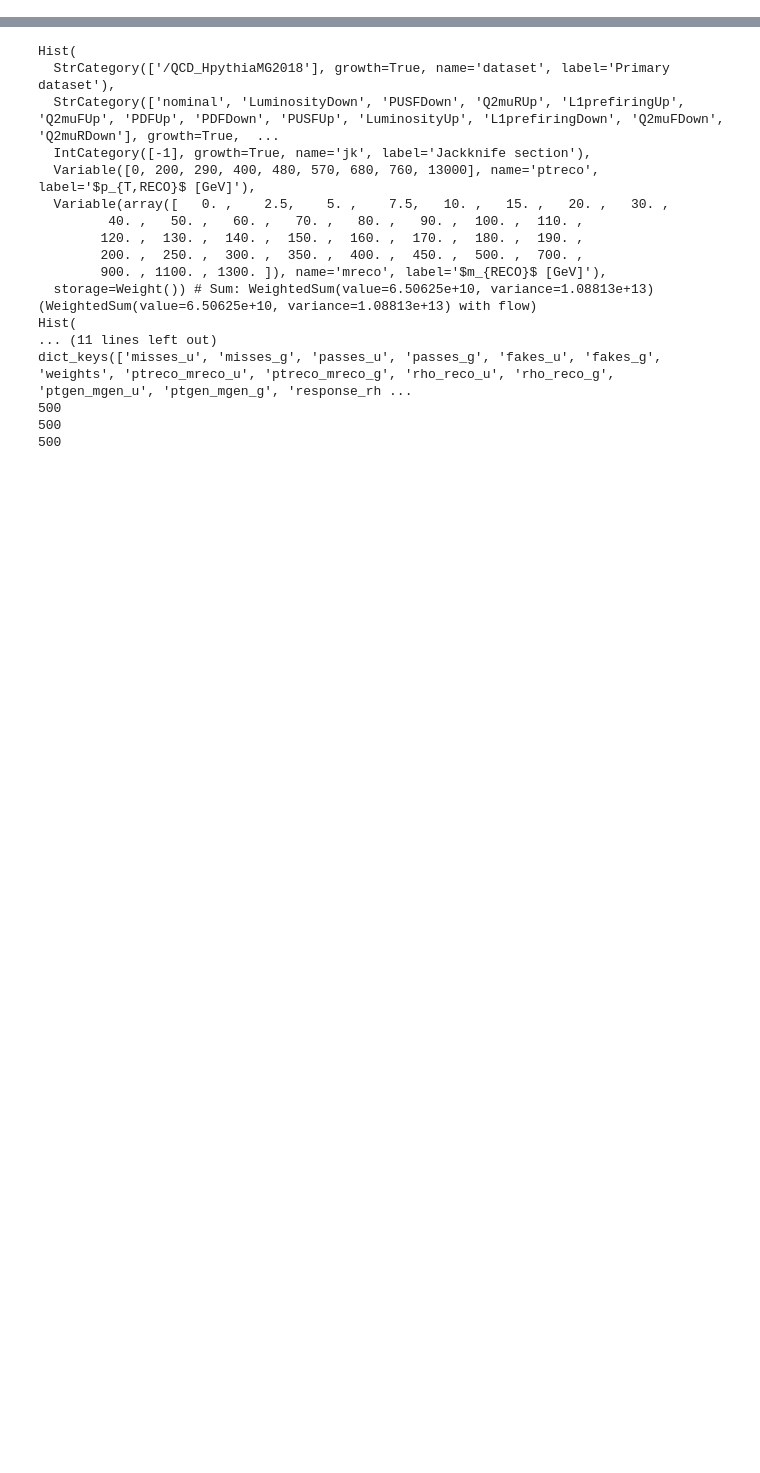
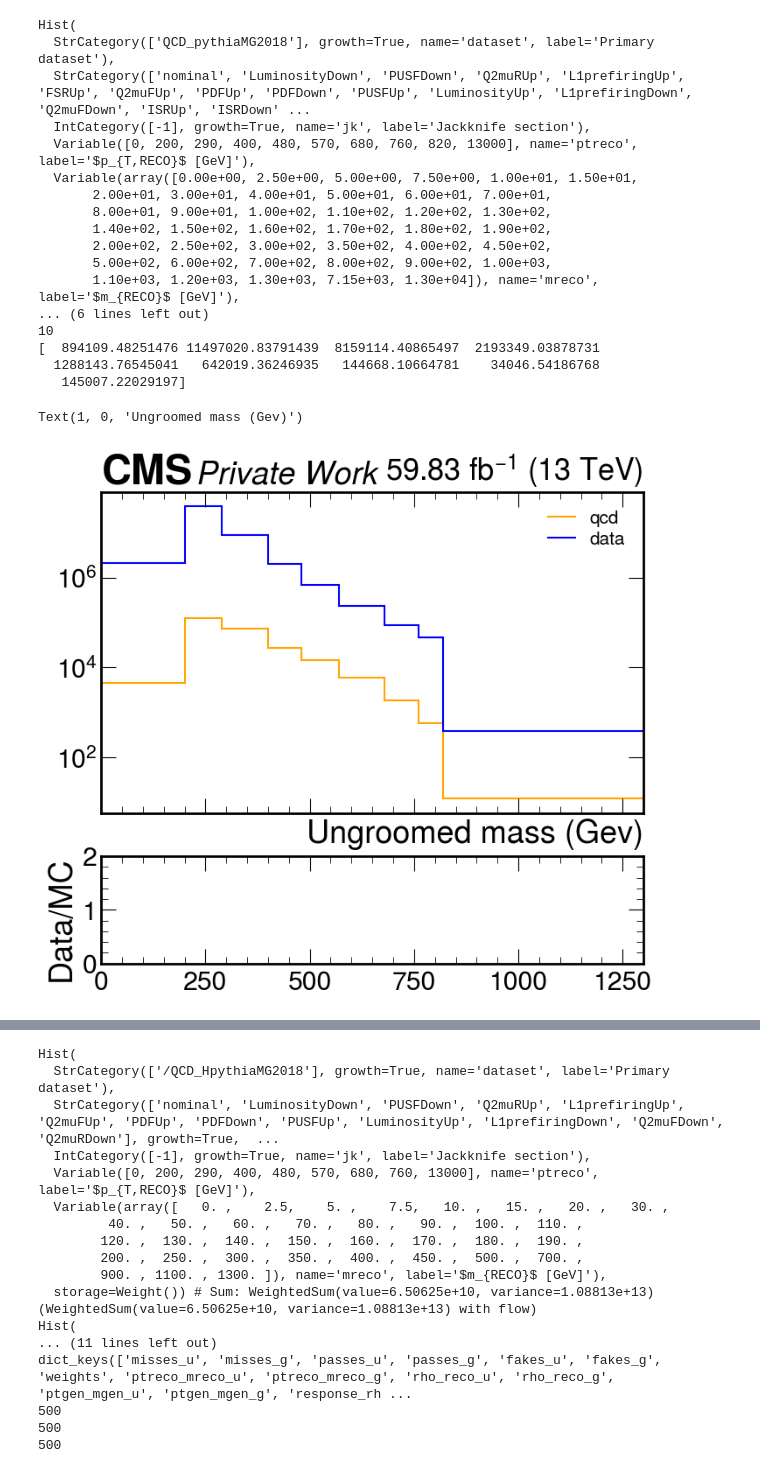
Before and after one commit to laurenhay/GluonJetMass, a Jupyter notebook: XS_studies.ipynb, the cells around one changed output, grey strips where cells are left out. Drawn from its saved outputs; the diff is of its cells as text; code cells hidden in the pictures; blank space fills up the shorter version.

```diff
--- a/XS_studies.ipynb
+++ b/XS_studies.ipynb
@@ -208,3 +213,62 @@ Text(1, 0, 'Ungroomed mass (Gev)')
+# %%
+fig, (ax, rax) = plt.subplots(
+            nrows=2,
+            ncols=1,
+            figsize=(8,7),
+            gridspec_kw={"height_ratios": (3, 1)},
+            sharex=True)
+histname = "ptjet_mjet_u_reco"
+print(result["ptjet_mjet_u_reco"])
+edges = [bin[0] for bin in result[histname].project("ptreco").axes[0]] + [result[histname].project('ptreco').axes[0][-1][1]]
+print(edges)
+edges_data = [bin[0] for bin in result_data[histname][{'systematic':'nominal'}].project("ptreco").axes[0]] + [result[histname].project('ptreco').axes[0][-1][1]]
+print(edges_data)
+hist_data = result_data[histname][{'systematic':'nominal'}].project("ptreco").values()
+hist_mc = result[histname][{'systematic':'nominal'}].project("ptreco").values()
+hist_noxs = result_noxs["ptreco_mreco_u"][{'syst':'nominal'}].project("ptreco").values()
+n_data = np.sum(hist_data)
+# hist_mc = hist_mc*n_data/np.sum(hist_mc)
+# hist_noxs = hist_noxs*n_data/np.sum(hist_noxs)
+ratio = hist_data/hist_mc
+# ratio1 = hist_data/hist_noxs
+ax.set_xlim(0,1300)
+rax.set_ylim(0,2)
+ax.set_yscale('log')
+print(len(ratio))
+print(len(hist_data))
+print(len(hist_mc))
+print(len(edges))
+print(hist_mc)
+hep.cms.label("Private Work", com = 13, lumi = 59.83, data = True, loc=0, ax=ax);
+hep.histplot(ratio, edges,ax=rax, stack=False, color='orange')
+# hep.histplot(ratio1, edges, ax=rax, stack=False, color='red')
+hep.histplot(hist_mc, edges, binwnorm=True, ax=ax, label = "qcd", stack=False,color='orange')
+hep.histplot(hist_data, edges, binwnorm=True, label="data", ax=ax, stack=False,color='blue')
+# hep.histplot(hist_noxs, edges, binwnorm=True, label="qcd nxs", ax=ax, stack=False,color='red')
+rax.set_ylabel("Data/MC")
+leg = ax.legend(loc='upper right', labelspacing=0.25, fontsize='xx-small')
+leg.set_visible(True)
+ax.set_xlabel("Ungroomed mass (Gev)")
+# %% [output]
+Hist(
+  StrCategory(['QCD_pythiaMG2018'], growth=True, name='dataset', label='Primary dataset'),
+  StrCategory(['nominal', 'LuminosityDown', 'PUSFDown', 'Q2muRUp', 'L1prefiringUp', 'FSRUp', 'Q2muFUp', 'PDFUp', 'PDFDown', 'PUSFUp', 'LuminosityUp', 'L1prefiringDown', 'Q2muFDown', 'ISRUp', 'ISRDown' ...
+  IntCategory([-1], growth=True, name='jk', label='Jackknife section'),
+  Variable([0, 200, 290, 400, 480, 570, 680, 760, 820, 13000], name='ptreco', label='$p_{T,RECO}$ [GeV]'),
+  Variable(array([0.00e+00, 2.50e+00, 5.00e+00, 7.50e+00, 1.00e+01, 1.50e+01,
+       2.00e+01, 3.00e+01, 4.00e+01, 5.00e+01, 6.00e+01, 7.00e+01,
+       8.00e+01, 9.00e+01, 1.00e+02, 1.10e+02, 1.20e+02, 1.30e+02,
+       1.40e+02, 1.50e+02, 1.60e+02, 1.70e+02, 1.80e+02, 1.90e+02,
+       2.00e+02, 2.50e+02, 3.00e+02, 3.50e+02, 4.00e+02, 4.50e+02,
+       5.00e+02, 6.00e+02, 7.00e+02, 8.00e+02, 9.00e+02, 1.00e+03,
+       1.10e+03, 1.20e+03, 1.30e+03, 7.15e+03, 1.30e+04]), name='mreco', label='$m_{RECO}$ [GeV]'),
+... (6 lines left out)
+10
+[  894109.48251476 11497020.83791439  8159114.40865497  2193349.03878731
+  1288143.76545041   642019.36246935   144668.10664781    34046.54186768
+   145007.22029197]
+Text(1, 0, 'Ungroomed mass (Gev)')
+[figure, added]
 # %%
 fig, (ax, rax) = plt.subplots(
             nrows=2,
```
Also changed, not shown: parts of 5 cells of this notebook, 6 other files.
